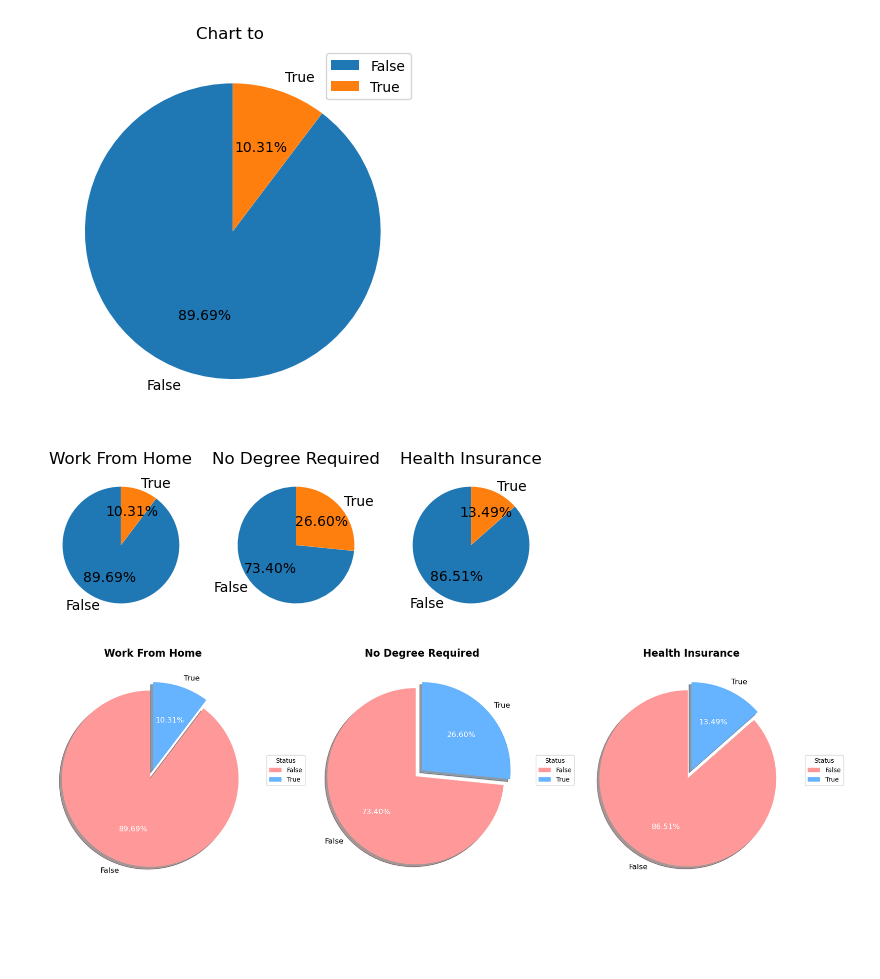
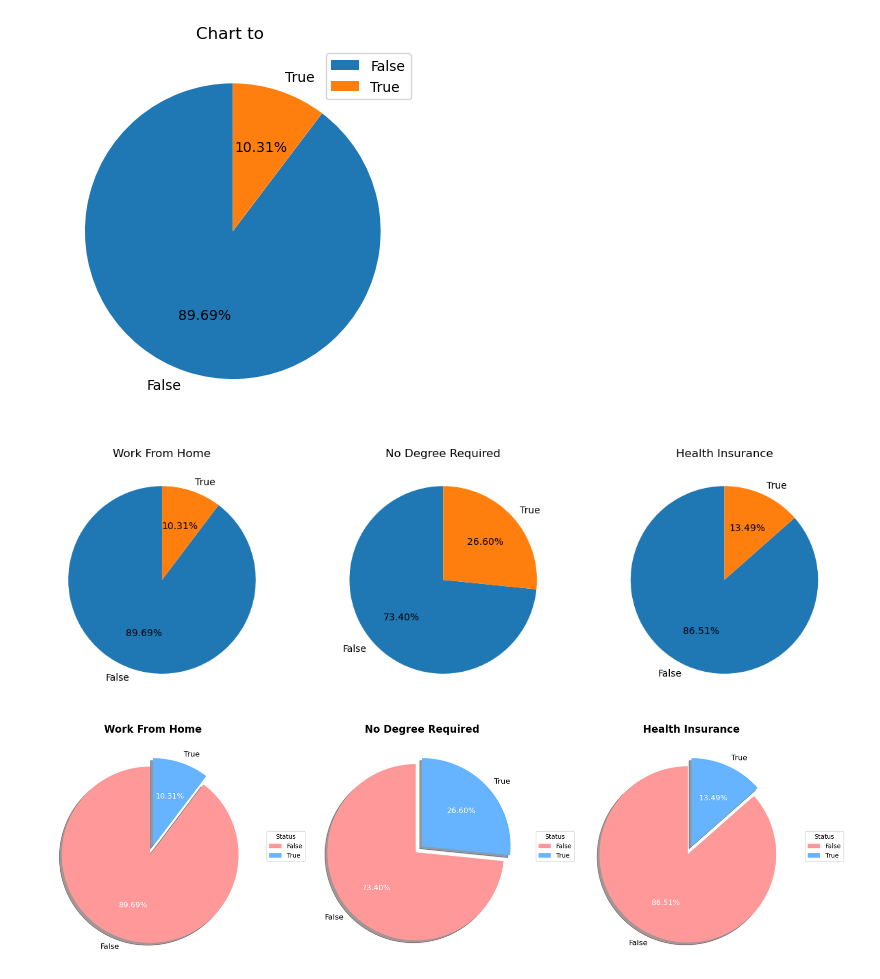
Before and after one commit to Lhecks/project_data_analysts, a Jupyter notebook: skills_trends.ipynb, the cells around one changed output. Saved outputs shown, nothing was run; the diff lists cells and outputs as text; code cells hidden in the pictures; blank space fills up the shorter version.

```diff
--- a/skills_trends.ipynb
+++ b/skills_trends.ipynb
@@ -147,19 +147,20 @@ plt.show()
 [figure]
 # %%
 fig, ax = plt.subplots(1,3)
+fig.set_size_inches(15,5)
 dict_items = {
     'job_work_from_home':'Work From Home',
     'job_no_degree_mention':'No Degree Required',
     'job_health_insurance': 'Health Insurance'
 }
 
 for i, (desc, title) in enumerate(dict_items.items()):
     # print(f'{i}-->i,  {desc}: Desc, {title}: title')
     ax[i].pie(df[desc].value_counts(), startangle=90, autopct='%1.2f%%', labels=["False", 'True'])
     ax[i].set_title(title)
 plt.show()
 # %% [output]
-[figure, old version]
+[figure, new version]
 # %%
 
 fig, ax = plt.subplots(1, 3, figsize=(18, 6))
```
Also changed, not shown: parts of 2 cells of this notebook, 21 other files.
